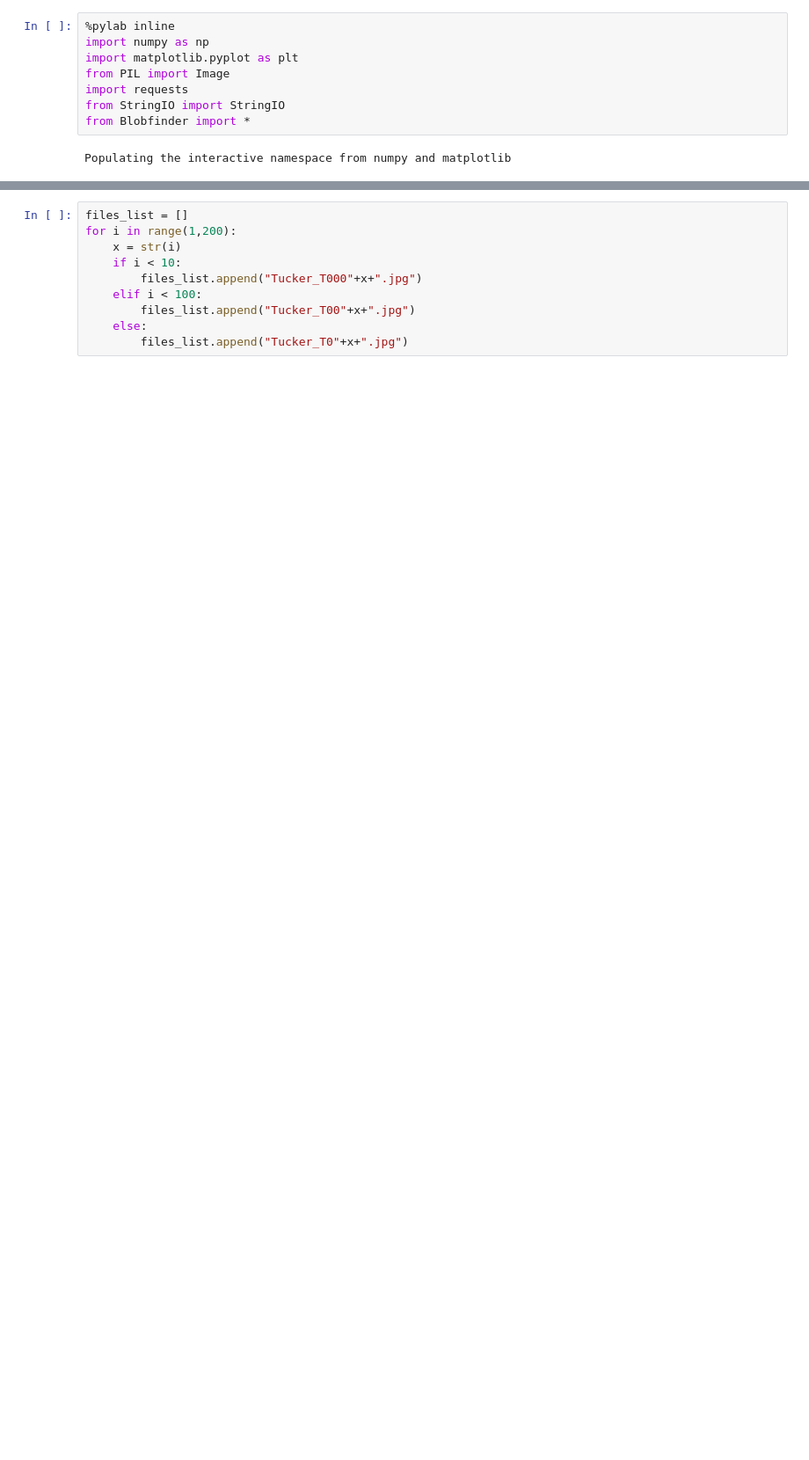
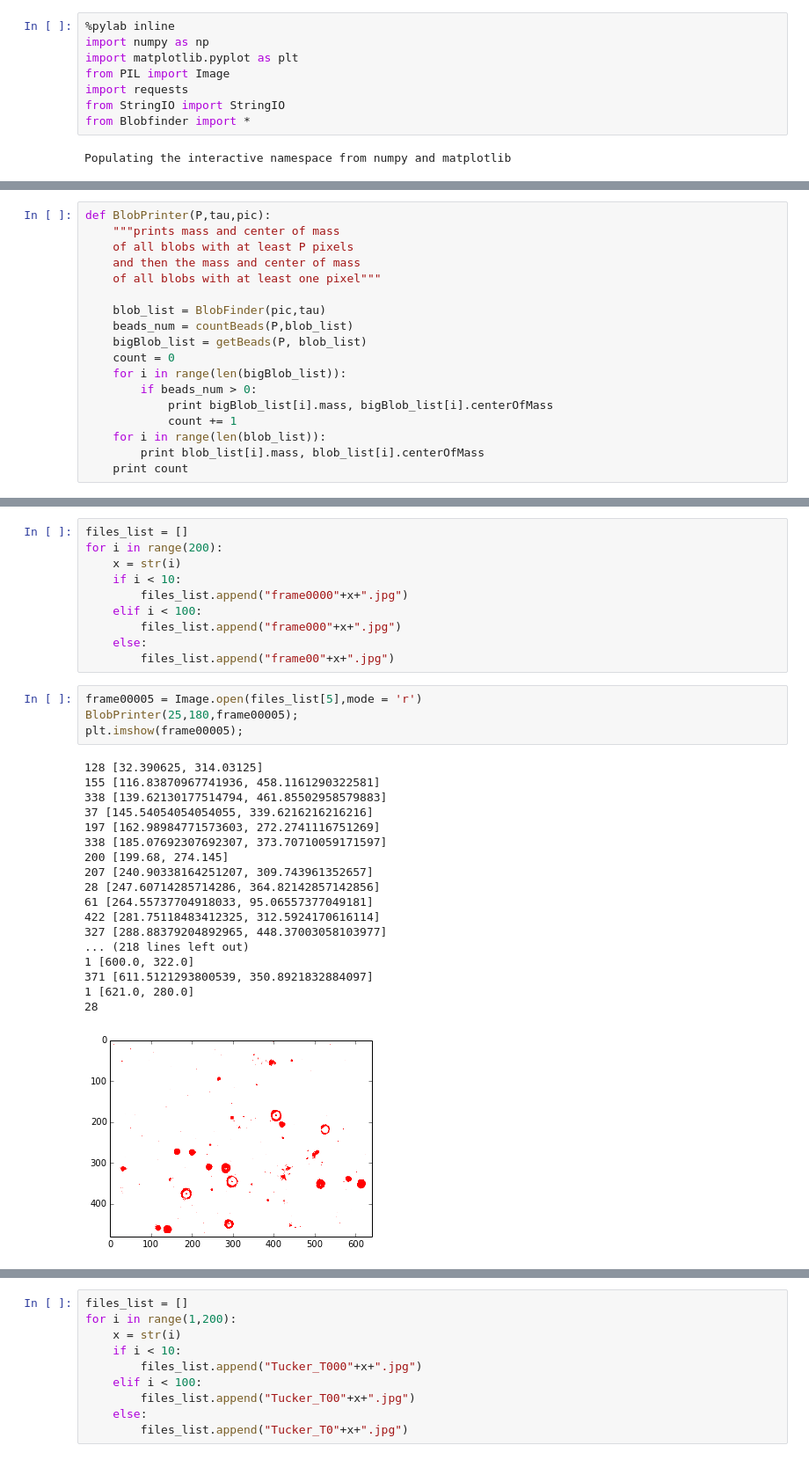
Before and after one commit to dytucker/PHYS202-S14, a Jupyter notebook: Avogadros_Number/Presentation.ipynb, the cells around one changed output, grey strips where cells are left out. Shown at 88% size. Cells and saved outputs as stored; diff of their text form; blank space fills up the shorter version.

```diff
--- a/Avogadros_Number/Presentation.ipynb
+++ b/Avogadros_Number/Presentation.ipynb
@@ -23,2 +39,20 @@ Populating the interactive namespace from numpy and matplotlib
+# %%
+def BlobPrinter(P,tau,pic):
+    """prints mass and center of mass
+    of all blobs with at least P pixels
+    and then the mass and center of mass
+    of all blobs with at least one pixel"""
+
+    blob_list = BlobFinder(pic,tau)
+    beads_num = countBeads(P,blob_list)
+    bigBlob_list = getBeads(P, blob_list)
+    count = 0
+    for i in range(len(bigBlob_list)):
+        if beads_num > 0:
+            print bigBlob_list[i].mass, bigBlob_list[i].centerOfMass
+            count += 1
+    for i in range(len(blob_list)):
+        print blob_list[i].mass, blob_list[i].centerOfMass
+    print count
 # %%
 def tracker(files_list,P,tau,delta_p):
@@ -76,0 +150,33 @@ def tracker(files_list,P,tau,delta_p):
+# %%
+files_list = []
+for i in range(200):
+    x = str(i)
+    if i < 10:
+        files_list.append("frame0000"+x+".jpg")
+    elif i < 100:
+        files_list.append("frame000"+x+".jpg")
+    else:
+        files_list.append("frame00"+x+".jpg")
+# %%
+frame00005 = Image.open(files_list[5],mode = 'r')
+BlobPrinter(25,180,frame00005);
+plt.imshow(frame00005);
+# %% [output]
+128 [32.390625, 314.03125]
+155 [116.83870967741936, 458.1161290322581]
+338 [139.62130177514794, 461.85502958579883]
+37 [145.54054054054055, 339.6216216216216]
+197 [162.98984771573603, 272.2741116751269]
+338 [185.07692307692307, 373.70710059171597]
+200 [199.68, 274.145]
+207 [240.90338164251207, 309.743961352657]
+28 [247.60714285714286, 364.82142857142856]
+61 [264.55737704918033, 95.06557377049181]
+422 [281.75118483412325, 312.5924170616114]
+327 [288.88379204892965, 448.37003058103977]
+... (218 lines left out)
+1 [600.0, 322.0]
+371 [611.5121293800539, 350.8921832884097]
+1 [621.0, 280.0]
+28
+[figure, added]
```
Also changed, not shown: parts of 22 cells of this notebook, 2 other files.
